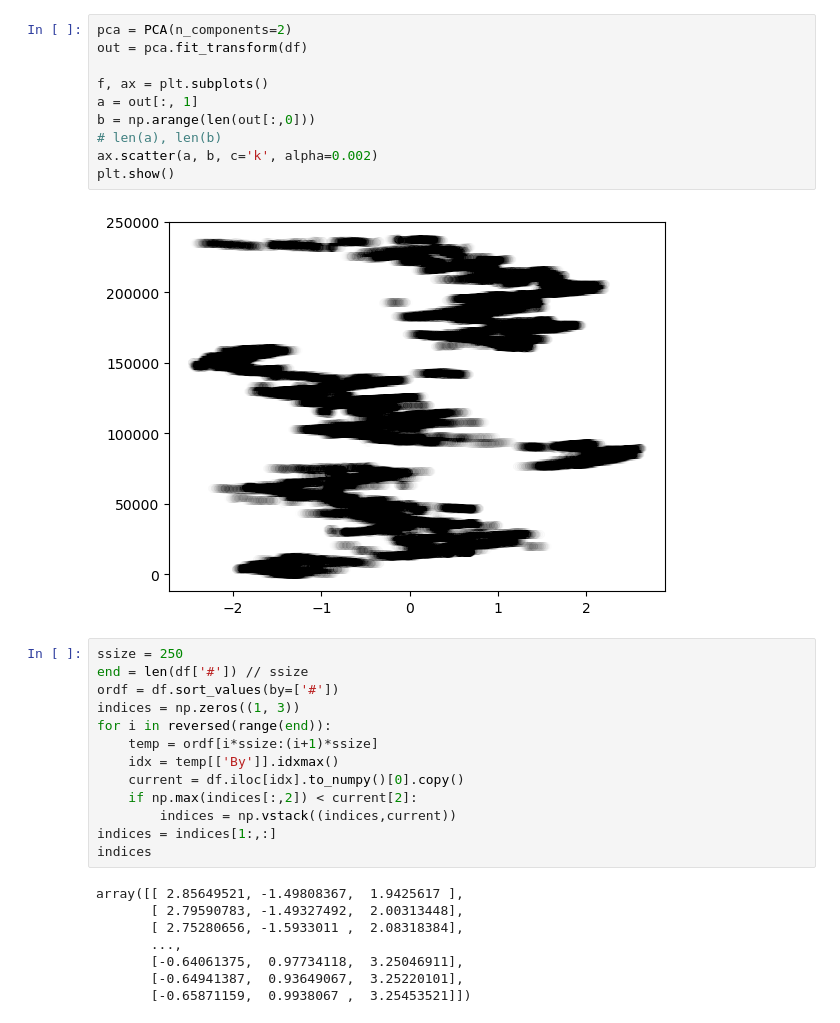
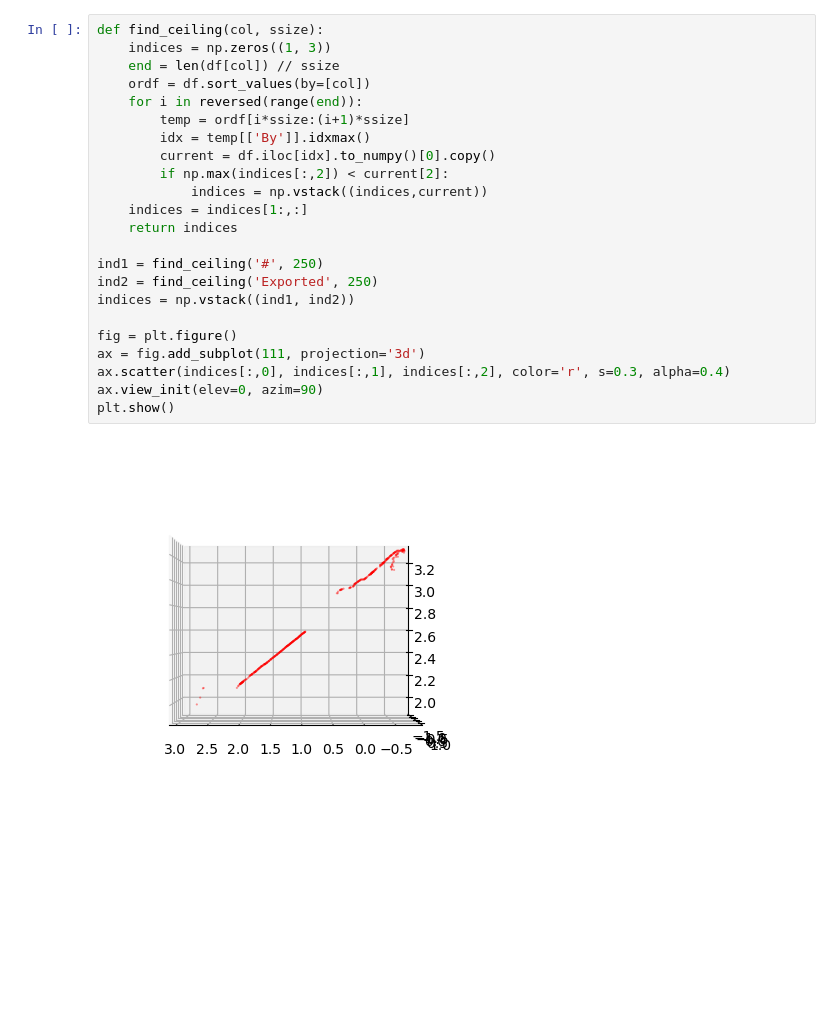
Before and after one commit to imengus/scripts, a Jupyter notebook: point_cloud.ipynb, the cells around one changed output. Saved outputs shown, nothing was run; the diff lists cells and outputs as text; blank space fills up the shorter version.

```diff
--- a/point_cloud.ipynb
+++ b/point_cloud.ipynb
@@ -45,36 +44,28 @@ plt.show()
-# %%
-pca = PCA(n_components=2)
-out = pca.fit_transform(df)
-
-f, ax = plt.subplots()
-a = out[:, 1]
-b = np.arange(len(out[:,0]))
-# len(a), len(b)
-ax.scatter(a, b, c='k', alpha=0.002)
-plt.show()
-# %% [output]
-[figure, removed]
 # %%
-ssize = 250
-end = len(df['#']) // ssize
-ordf = df.sort_values(by=['#'])
-indices = np.zeros((1, 3))
-for i in reversed(range(end)):
-    temp = ordf[i*ssize:(i+1)*ssize]
-    idx = temp[['By']].idxmax()
-    current = df.iloc[idx].to_numpy()[0].copy()
-    if np.max(indices[:,2]) < current[2]:
-        indices = np.vstack((indices,current))
-indices = indices[1:,:]
-indices
+def find_ceiling(col, ssize):
+    indices = np.zeros((1, 3))
+    end = len(df[col]) // ssize
+    ordf = df.sort_values(by=[col])
+    for i in reversed(range(end)):
+        temp = ordf[i*ssize:(i+1)*ssize]
+        idx = temp[['By']].idxmax()
+        current = df.iloc[idx].to_numpy()[0].copy()
+        if np.max(indices[:,2]) < current[2]:
+            indices = np.vstack((indices,current))
+    indices = indices[1:,:]
+    return indices
+
+ind1 = find_ceiling('#', 250)
+ind2 = find_ceiling('Exported', 250)
+indices = np.vstack((ind1, ind2))
+
+fig = plt.figure()
+ax = fig.add_subplot(111, projection='3d')
+ax.scatter(indices[:,0], indices[:,1], indices[:,2], color='r', s=0.3, alpha=0.4)
+ax.view_init(elev=0, azim=90)
+plt.show()
 # %% [output]
-array([[ 2.85649521, -1.49808367,  1.9425617 ],
-       [ 2.79590783, -1.49327492,  2.00313448],
-       [ 2.75280656, -1.5933011 ,  2.08318384],
-       ...,
-       [-0.64061375,  0.97734118,  3.25046911],
-       [-0.64941387,  0.93649067,  3.25220101],
-       [-0.65871159,  0.9938067 ,  3.25453521]])
+[figure, added]
 # %%
 X_train = indices[:, :2]
 y_train = indices[:, 2]
```
Also changed, not shown: parts of 14 cells of this notebook, 5 other files.
